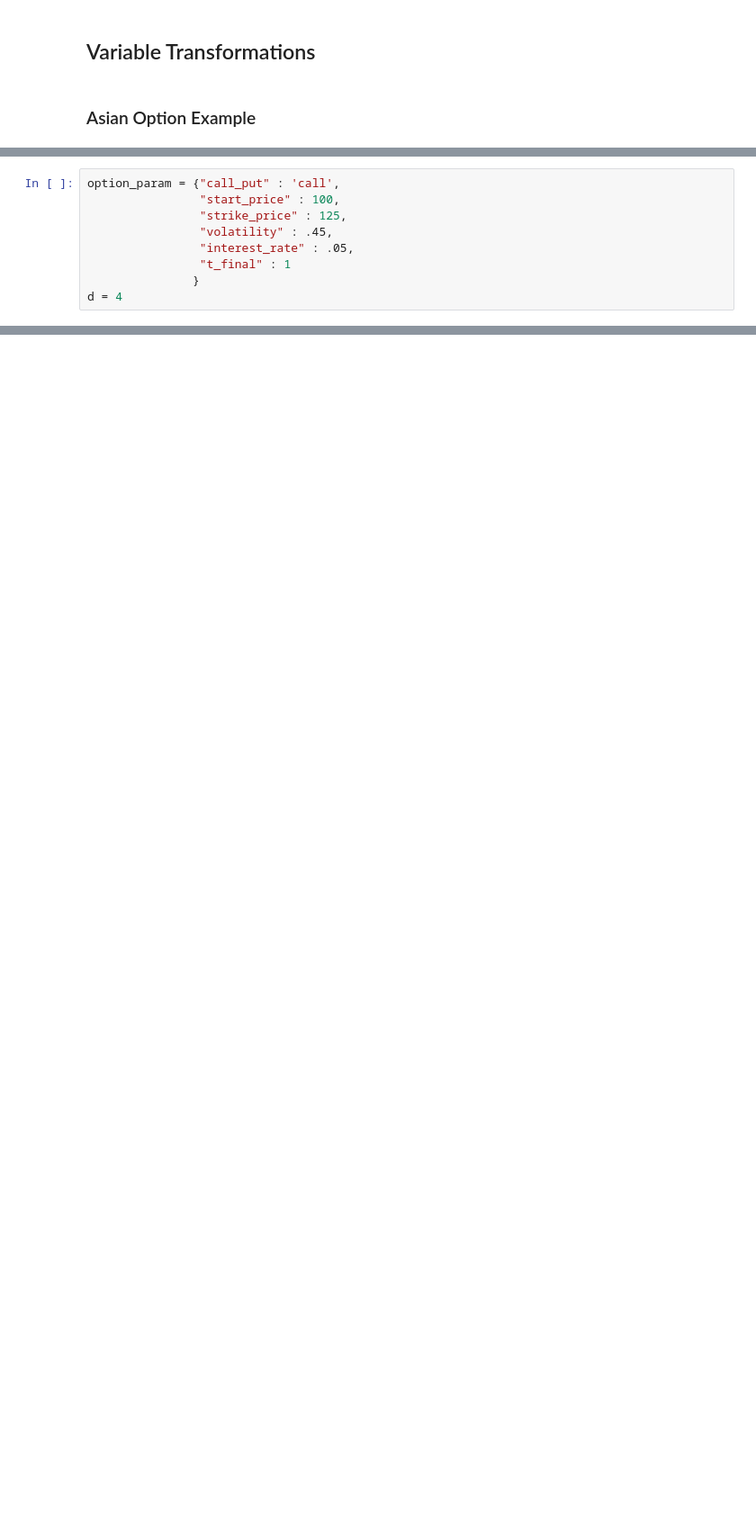
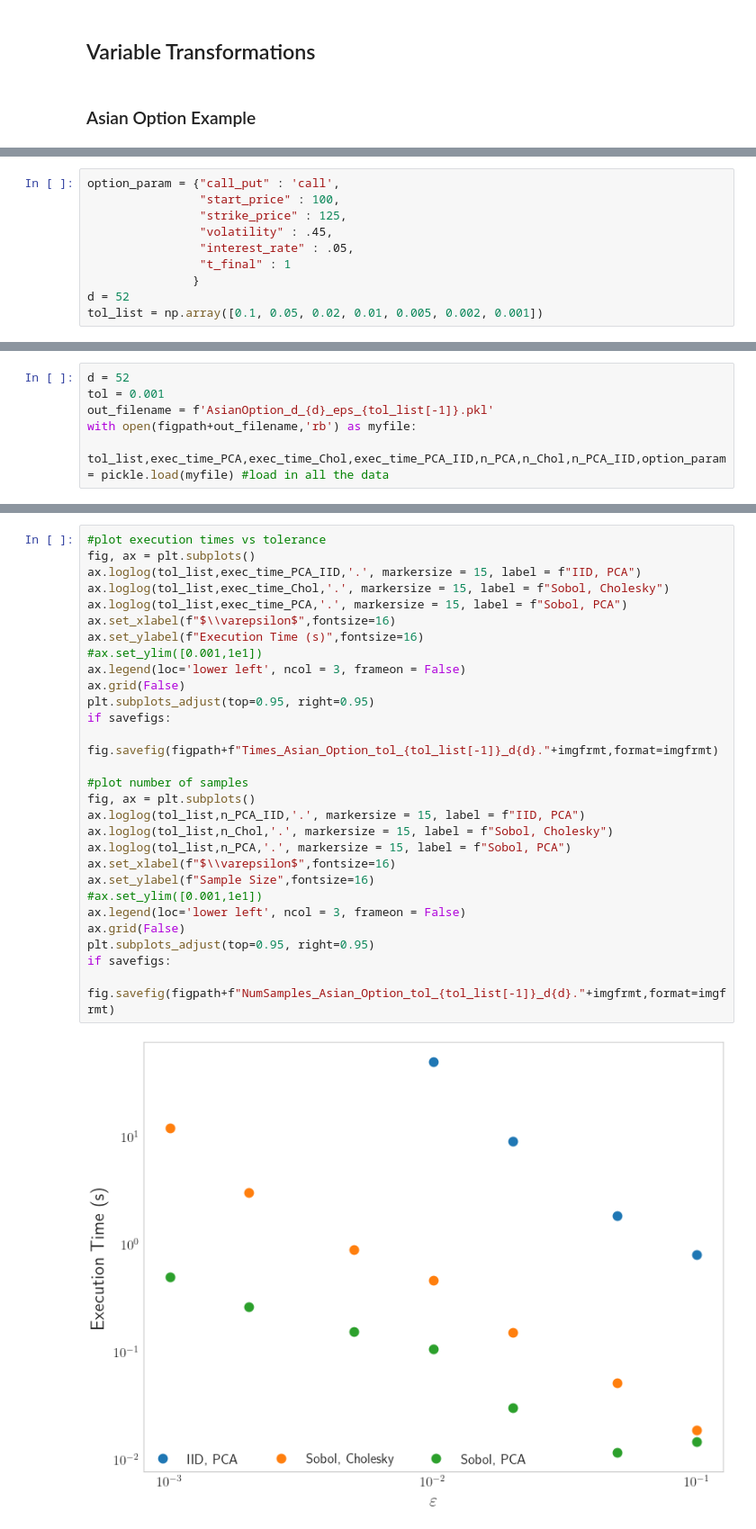
Before and after one commit to QMCSoftware/QMCSoftware, a Jupyter notebook: demos/talk_paper_demos/MCQMC2024Tutorial/MCQMC2024Tutorial.ipynb, the cells around one changed output, grey strips where cells are left out. Shown at 90% size. Cells and saved outputs as stored; diff of their text form; blank space fills up the shorter version.

```diff
--- a/demos/talk_paper_demos/MCQMC2024Tutorial/MCQMC2024Tutorial.ipynb
+++ b/demos/talk_paper_demos/MCQMC2024Tutorial/MCQMC2024Tutorial.ipynb
@@ -596,4 +596,5 @@ option_param = {"call_put" : 'call',
                 "interest_rate" : .05,
                 "t_final" : 1
                }
-d = 4
+d = 52
+tol_list = np.array([0.1, 0.05, 0.02, 0.01, 0.005, 0.002, 0.001])
@@ -707,0 +661,6 @@ for ii in range(nband):
+# %%
+d = 52
+tol = 0.001
+out_filename = f'AsianOption_d_{d}_eps_{tol_list[-1]}.pkl'
+with open(figpath+out_filename,'rb') as myfile:
+    tol_list,exec_time_PCA,exec_time_Chol,exec_time_PCA_IID,n_PCA,n_Chol,n_PCA_IID,option_param = pickle.load(myfile) #load in all the data
@@ -707,0 +669,30 @@ for ii in range(nband):
+# %%
+#plot execution times vs tolerance
+fig, ax = plt.subplots()
+ax.loglog(tol_list,exec_time_PCA_IID,'.', markersize = 15, label = f"IID, PCA")
+ax.loglog(tol_list,exec_time_Chol,'.', markersize = 15, label = f"Sobol, Cholesky")
+ax.loglog(tol_list,exec_time_PCA,'.', markersize = 15, label = f"Sobol, PCA")
+ax.set_xlabel(f"$\\varepsilon$",fontsize=16)
+ax.set_ylabel(f"Execution Time (s)",fontsize=16)
+#ax.set_ylim([0.001,1e1])
+ax.legend(loc='lower left', ncol = 3, frameon = False)
+ax.grid(False)
+plt.subplots_adjust(top=0.95, right=0.95)
+if savefigs:
+        fig.savefig(figpath+f"Times_Asian_Option_tol_{tol_list[-1]}_d{d}."+imgfrmt,format=imgfrmt)
+
+#plot number of samples
+fig, ax = plt.subplots()
+ax.loglog(tol_list,n_PCA_IID,'.', markersize = 15, label = f"IID, PCA")
+ax.loglog(tol_list,n_Chol,'.', markersize = 15, label = f"Sobol, Cholesky")
+ax.loglog(tol_list,n_PCA,'.', markersize = 15, label = f"Sobol, PCA")
+ax.set_xlabel(f"$\\varepsilon$",fontsize=16)
+ax.set_ylabel(f"Sample Size",fontsize=16)
+#ax.set_ylim([0.001,1e1])
+ax.legend(loc='lower left', ncol = 3, frameon = False)
+ax.grid(False)
+plt.subplots_adjust(top=0.95, right=0.95)
+if savefigs:
+        fig.savefig(figpath+f"NumSamples_Asian_Option_tol_{tol_list[-1]}_d{d}."+imgfrmt,format=imgfrmt)
+# %% [output]
+[figure, added]
```
Also changed, not shown: parts of 30 cells of this notebook.
